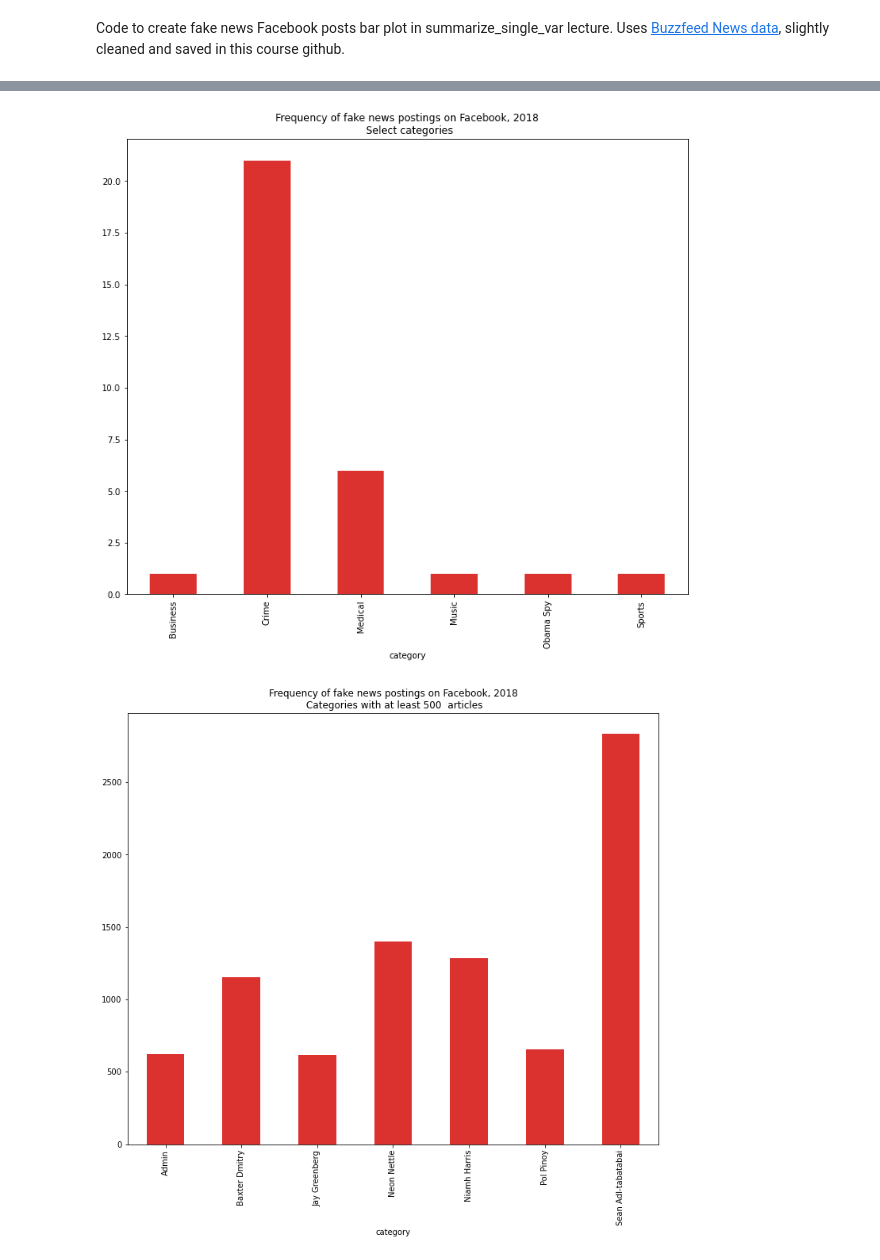
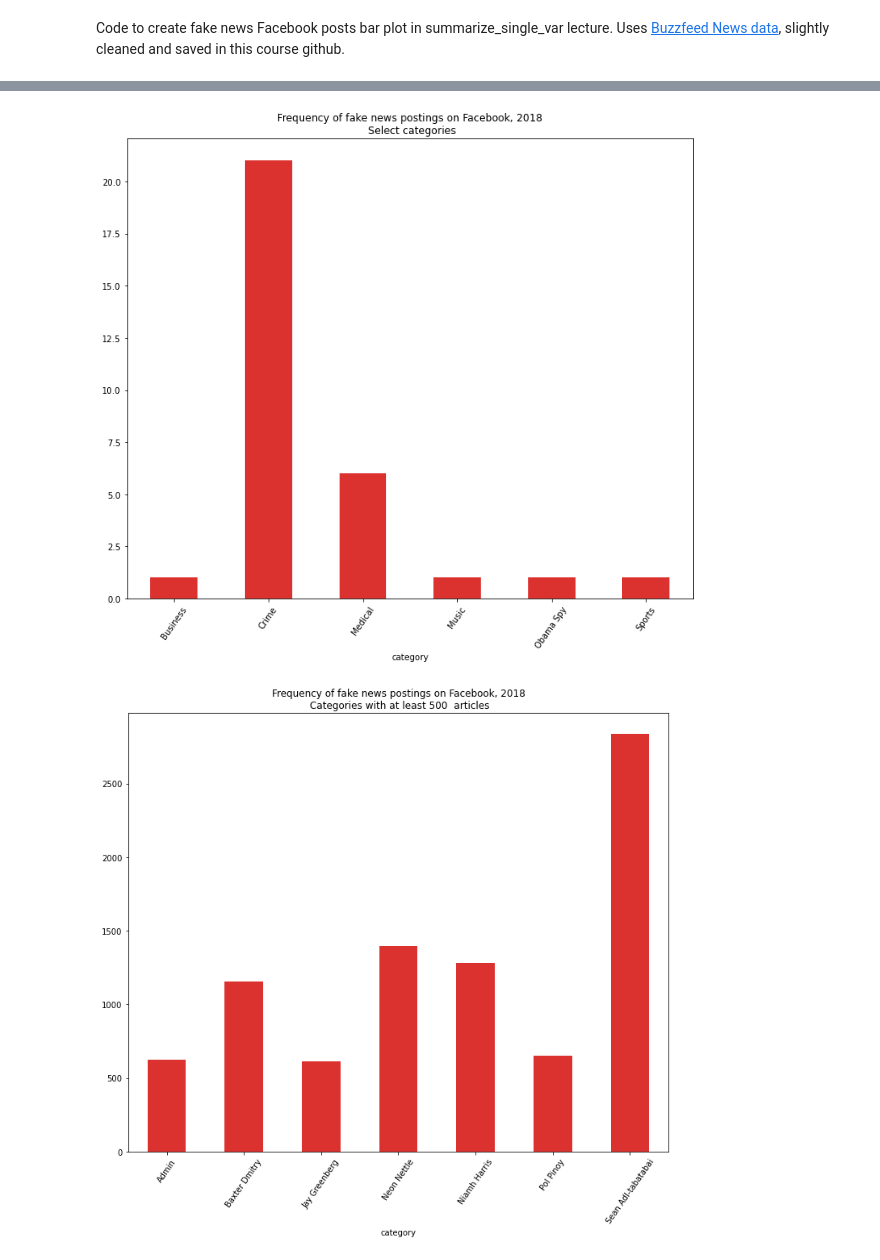
Before and after one commit to brendanrbrown/stor155_sp21, a Jupyter notebook: notebooks/fakebook_figure.ipynb, the cells around one changed output, grey strips where cells are left out. Drawn from its saved outputs; the diff is of its cells as text; code cells hidden in the pictures.

Commit message:
fakebook hist

```diff
--- a/notebooks/fakebook_figure.ipynb
+++ b/notebooks/fakebook_figure.ipynb
@@ -18,19 +18,20 @@ fb.head()
 # %%
 # too many small categories. focus on these
 # "Obama Spy", "Crime", "Medical", "Business", "Sports", "Music"
-fb.query('category in ["Obama Spy", "Crime", "Medical", "Business", "Sports", "Music"]'
-        ).groupby('category'
-                 ).count().title.plot(kind = 'bar', color = '#dc322f', figsize = (12, 10),
+fb.loc[fb.loc[:, 'category'].isin(["Obama Spy", "Crime", "Medical", "Business", "Sports", "Music"])
+      ].groupby('category'
+                 ).count().loc[:, 'title'].plot(kind = 'bar', color = '#dc322f', figsize = (12, 10), rot = 55,
                                       title = 'Frequency of fake news postings on Facebook, 2018\n Select categories')
 
-plt.savefig('fakebook_select_cat.jpeg', dpi = 350)
+plt.savefig('fakebook_select_cat.jpeg')
 # %% [output]
-[figure, old version]
+[figure, new version]
 # %%
 # and now just those with at least 500 postings
-fb.groupby('category').count().query('title > 500').title.plot(kind = 'bar', color = '#dc322f', figsize = (12, 10),
+# and also with a few methods used
+fb.groupby('category').count().query('title > 500').title.plot(kind = 'bar', color = '#dc322f', figsize = (12, 10), rot = 55,
                                       title = 'Frequency of fake news postings on Facebook, 2018\n Categories with at least 500  articles')
 
-plt.savefig('fakebook_over500_cat.jpeg', dpi = 350)
+plt.savefig('fakebook_over500_cat.jpeg')
 # %% [output]
-[figure, old version]
+[figure, new version]
```
Also changed, not shown: parts of 3 cells of this notebook, 6 other files.
